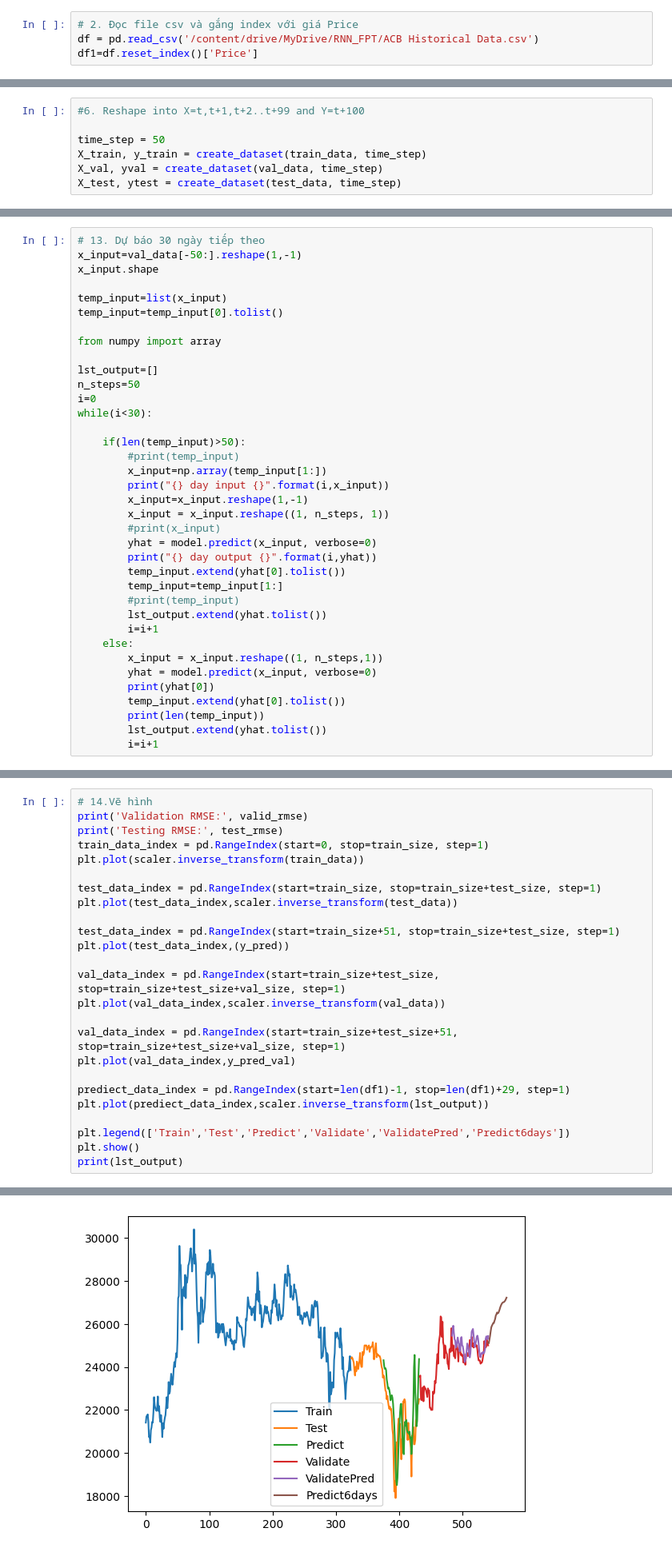
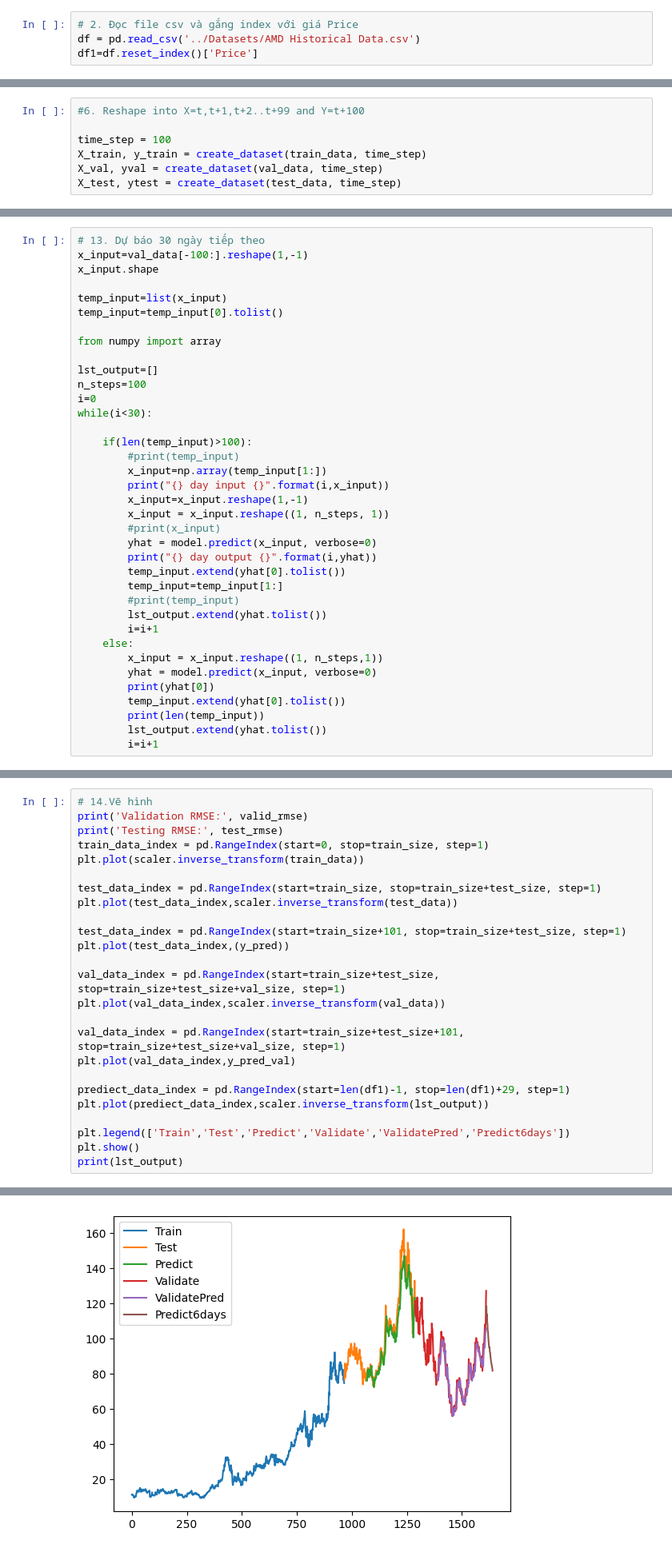
Before and after one commit to dangnghiepcuong/IS403.N21.HTTT_Nhom2, a Jupyter notebook: 2. RNN/RNN.ipynb, the cells around one changed output, grey strips where cells are left out. Shown at 80% size. Saved outputs shown, nothing was run; the diff lists cells and outputs as text.

```diff
--- a/2. RNN/RNN.ipynb
+++ b/2. RNN/RNN.ipynb
@@ -13,6 +11,6 @@ Drive already mounted at /content/drive; to attempt to forcibly remount, call dr
 # %%
 # 2. Đọc file csv và gắng index với giá Price
-df = pd.read_csv('/content/drive/MyDrive/RNN_FPT/ACB Historical Data.csv')
+df = pd.read_csv('../Datasets/AMD Historical Data.csv')
 df1=df.reset_index()['Price']
 # %%
 # 3. Scaler data
@@ -41,7 +39,7 @@ def create_dataset(dataset, time_step=1):
 # %%
 #6. Reshape into X=t,t+1,t+2..t+99 and Y=t+100
 
-time_step = 50
+time_step = 100
 X_train, y_train = create_dataset(train_data, time_step)
 X_val, yval = create_dataset(val_data, time_step)
 X_test, ytest = create_dataset(test_data, time_step)
@@ -105,6 +103,6 @@ Testing RMSE: 21840.580331380006
 # %%
 # 13. Dự báo 30 ngày tiếp theo
-x_input=val_data[-50:].reshape(1,-1)
+x_input=val_data[-100:].reshape(1,-1)
 x_input.shape
 
 temp_input=list(x_input)
@@ -113,11 +111,11 @@ temp_input=temp_input[0].tolist()
 from numpy import array
 
 lst_output=[]
-n_steps=50
+n_steps=100
 i=0
 while(i<30):
 
-    if(len(temp_input)>50):
+    if(len(temp_input)>100):
         #print(temp_input)
         x_input=np.array(temp_input[1:])
         print("{} day input {}".format(i,x_input))
@@ -167,13 +165,13 @@ plt.plot(scaler.inverse_transform(train_data))
 test_data_index = pd.RangeIndex(start=train_size, stop=train_size+test_size, step=1)
 plt.plot(test_data_index,scaler.inverse_transform(test_data))
 
-test_data_index = pd.RangeIndex(start=train_size+51, stop=train_size+test_size, step=1)
+test_data_index = pd.RangeIndex(start=train_size+101, stop=train_size+test_size, step=1)
 plt.plot(test_data_index,(y_pred))
 
 val_data_index = pd.RangeIndex(start=train_size+test_size, stop=train_size+test_size+val_size, step=1)
 plt.plot(val_data_index,scaler.inverse_transform(val_data))
 
-val_data_index = pd.RangeIndex(start=train_size+test_size+51, stop=train_size+test_size+val_size, step=1)
+val_data_index = pd.RangeIndex(start=train_size+test_size+101, stop=train_size+test_size+val_size, step=1)
 plt.plot(val_data_index,y_pred_val)
 
 prediect_data_index = pd.RangeIndex(start=len(df1)-1, stop=len(df1)+29, step=1)
@@ -188 +186 @@ Testing RMSE: 21840.580331380006
-[figure, old version]
+[figure, new version]
```
Also changed, not shown: parts of 7 cells of this notebook.
